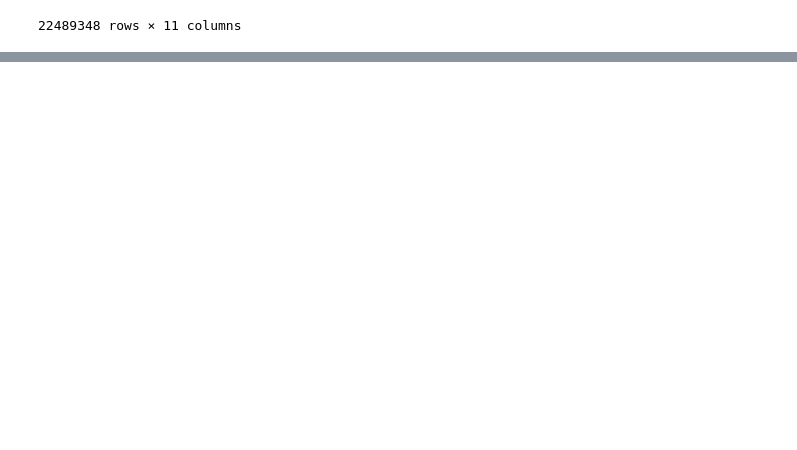
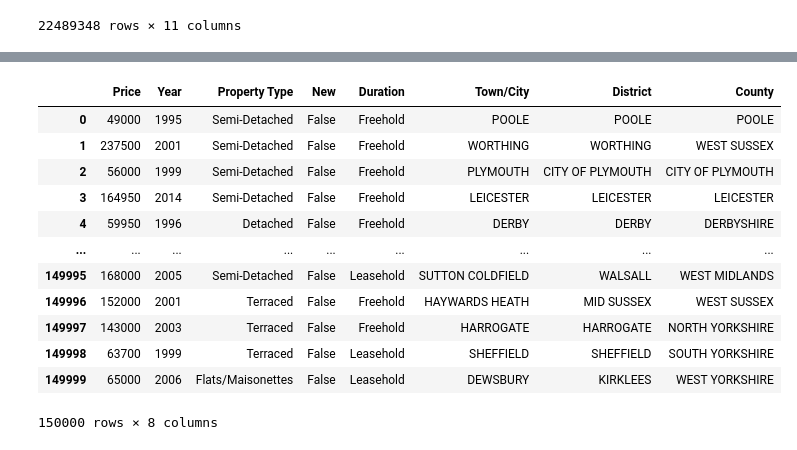
Before and after one commit to PEIQIPIG-1/House_Price_Prediction, a Jupyter notebook: UK_ML/UK_ML.ipynb, the cells around one changed output, grey strips where cells are left out. Cells and saved outputs as stored; diff of their text form; code cells hidden in the pictures; blank space fills up the shorter version.

```diff
--- a/UK_ML/UK_ML.ipynb
+++ b/UK_ML/UK_ML.ipynb
@@ -151,0 +155,4 @@ memory usage: 1.1+ GB
+# %%
+categorical_features = ['Property Type', 'Duration', 'Town/City', 'District', 'County']
+sample_data[categorical_features] = sample_data[categorical_features].astype('category')
+sample_data.info()
@@ -151,0 +175,16 @@ memory usage: 1.1+ GB
+# %%
+sample_data
+# %% [output]
+|  | Price | Year | Property Type | New | Duration | Town/City | District | County |
+| 0 | 49000 | 1995 | Semi-Detached | False | Freehold | POOLE | POOLE | POOLE |
+| 1 | 237500 | 2001 | Semi-Detached | False | Freehold | WORTHING | WORTHING | WEST SUSSEX |
+| 2 | 56000 | 1999 | Semi-Detached | False | Freehold | PLYMOUTH | CITY OF PLYMOUTH | CITY OF PLYMOUTH |
+| 3 | 164950 | 2014 | Semi-Detached | False | Freehold | LEICESTER | LEICESTER | LEICESTER |
+| 4 | 59950 | 1996 | Detached | False | Freehold | DERBY | DERBY | DERBYSHIRE |
+| ... | ... | ... | ... | ... | ... | ... | ... | ... |
+| 149995 | 168000 | 2005 | Semi-Detached | False | Leasehold | SUTTON COLDFIELD | WALSALL | WEST MIDLANDS |
+| 149996 | 152000 | 2001 | Terraced | False | Freehold | HAYWARDS HEATH | MID SUSSEX | WEST SUSSEX |
+| 149997 | 143000 | 2003 | Terraced | False | Freehold | HARROGATE | HARROGATE | NORTH YORKSHIRE |
+| 149998 | 63700 | 1999 | Terraced | False | Leasehold | SHEFFIELD | SHEFFIELD | SOUTH YORKSHIRE |
+| 149999 | 65000 | 2006 | Flats/Maisonettes | False | Leasehold | DEWSBURY | KIRKLEES | WEST YORKSHIRE |
+150000 rows × 8 columns
```
Also changed, not shown: parts of 23 cells of this notebook.
